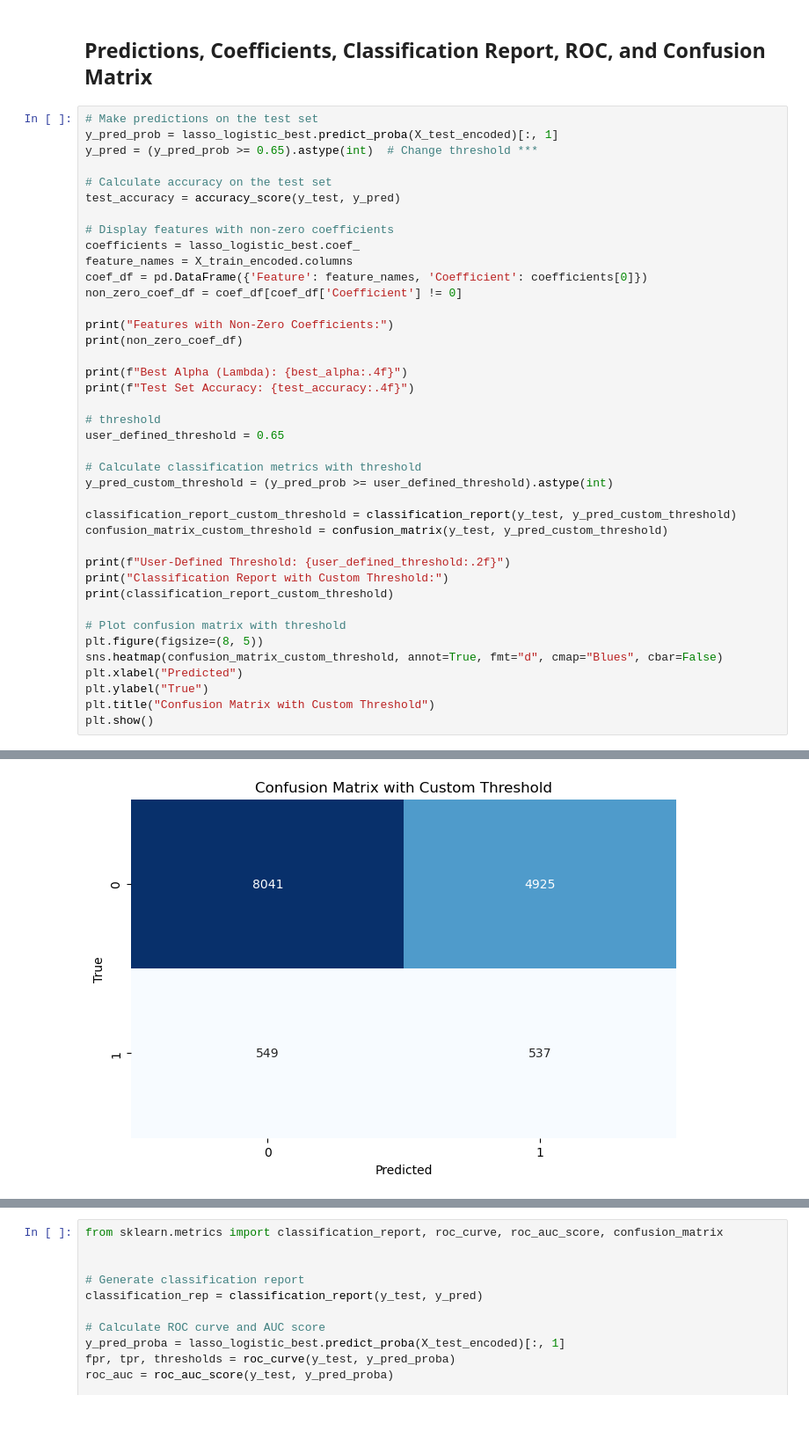
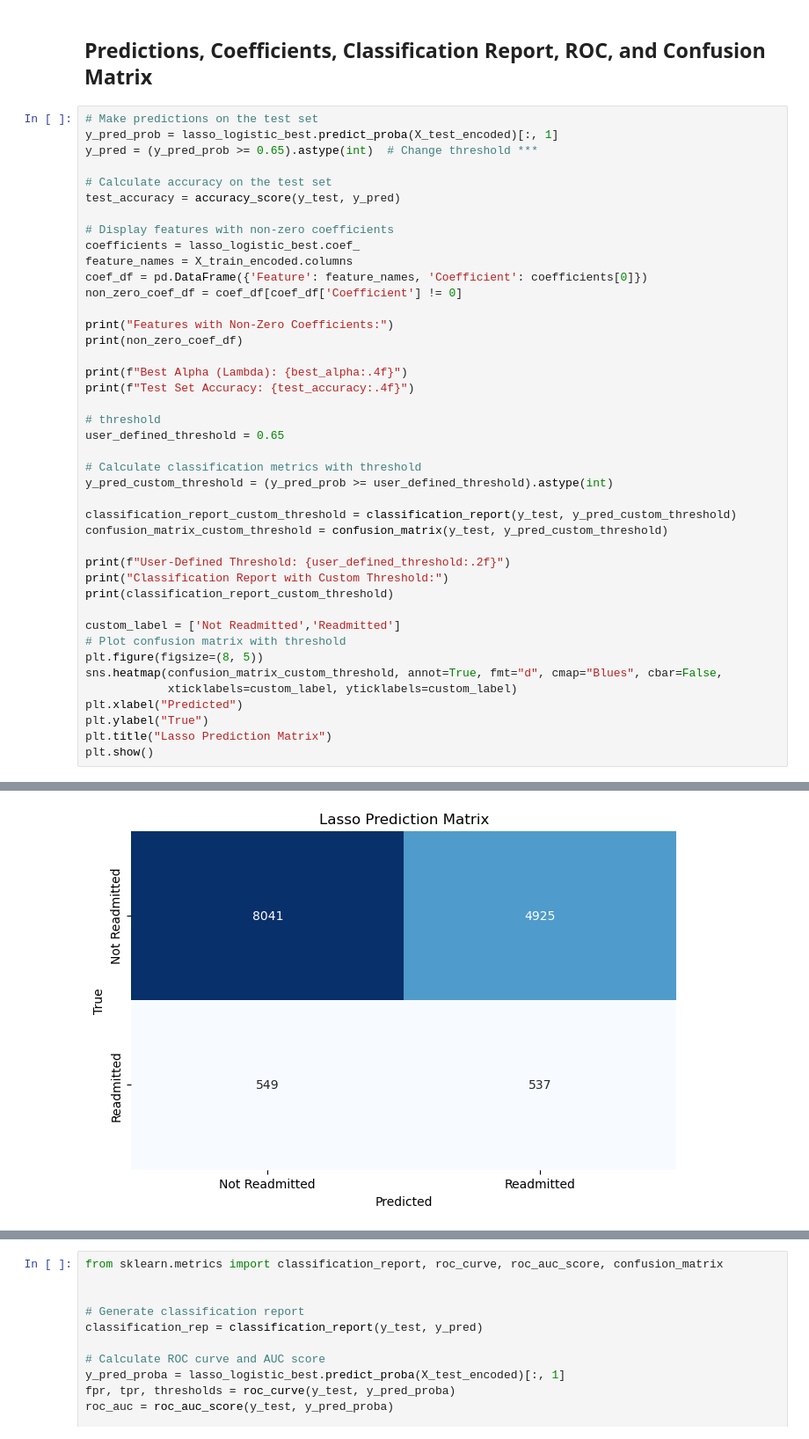
Before and after one commit to Mr-Chang95/Hospital-Readmittance-Classification, a Jupyter notebook: CaseStudy.ipynb, the cells around one changed output, grey strips where cells are left out. Shown at 88% size. Saved outputs shown, nothing was run; the diff lists cells and outputs as text.

```diff
--- a/CaseStudy.ipynb
+++ b/CaseStudy.ipynb
@@ -763,36 +806,38 @@ y_pred_custom_threshold = (y_pred_prob >= user_defined_threshold).astype(int)
 classification_report_custom_threshold = classification_report(y_test, y_pred_custom_threshold)
 confusion_matrix_custom_threshold = confusion_matrix(y_test, y_pred_custom_threshold)
 
 print(f"User-Defined Threshold: {user_defined_threshold:.2f}")
 print("Classification Report with Custom Threshold:")
 print(classification_report_custom_threshold)
 
+custom_label = ['Not Readmitted','Readmitted']
 # Plot confusion matrix with threshold
 plt.figure(figsize=(8, 5))
-sns.heatmap(confusion_matrix_custom_threshold, annot=True, fmt="d", cmap="Blues", cbar=False)
+sns.heatmap(confusion_matrix_custom_threshold, annot=True, fmt="d", cmap="Blues", cbar=False,
+            xticklabels=custom_label, yticklabels=custom_label)
 plt.xlabel("Predicted")
 plt.ylabel("True")
-plt.title("Confusion Matrix with Custom Threshold")
+plt.title("Lasso Prediction Matrix")
 plt.show()
 # %% [output]
 Features with Non-Zero Coefficients:
                       Feature  Coefficient
 0            time_in_hospital     0.022256
 1          num_lab_procedures     0.037550
 2              num_procedures    -0.024361
 3             num_medications     0.030043
 4           number_outpatient     0.008690
 ..                        ...          ...
 209    diag_2_new_Respiratory    -0.050334
 210  diag_3_new_Heart Disease    -0.031457
 211         diag_3_new_Injury    -0.004772
 212          diag_3_new_Other    -0.034090
 ... (11 lines left out)
 
     accuracy                           0.61     14052
    macro avg       0.52      0.56      0.46     14052
 weighted avg       0.87      0.61      0.70     14052
-[figure, old version]
+[figure, new version]
 # %%
 # Get the coefficients and corresponding feature names
 coefficients = lasso_logistic_best.coef_
```
Also changed, not shown: parts of 12 cells of this notebook, 1 other file.
